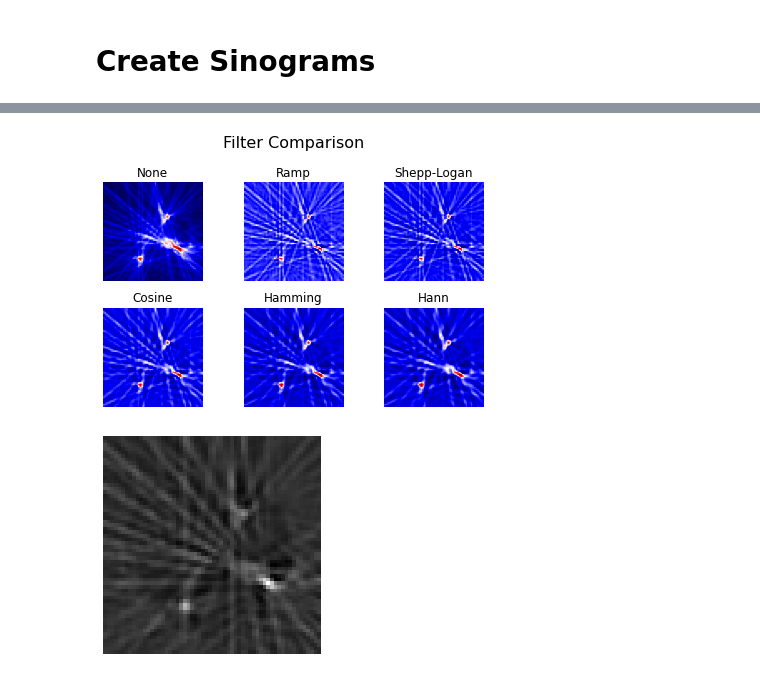
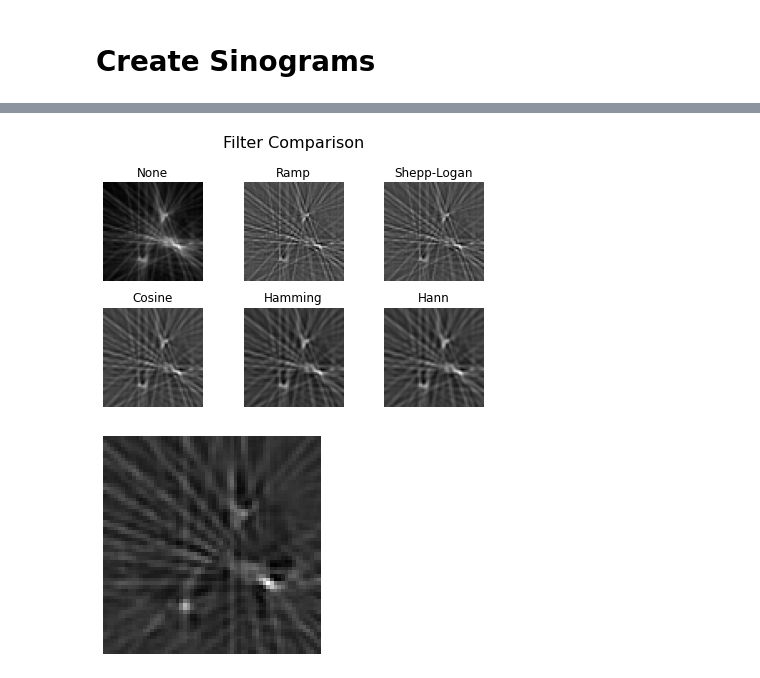
Before and after one commit to mattrandall1/SENG4211A-Individual-Project, a Jupyter notebook: Image Processing Code/Scan To Sinogram.ipynb, the cells around one changed output, grey strips where cells are left out. Saved outputs shown, nothing was run; the diff lists cells and outputs as text; code cells hidden in the pictures.

```diff
--- a/Image Processing Code/Scan To Sinogram.ipynb
+++ b/Image Processing Code/Scan To Sinogram.ipynb
@@ -14,18 +14,18 @@ scanName = scanData[0]
 
 xRange = float(scanData[1].split('@')[0].replace('X',''))
 xStepSize = float(scanData[1].split('@')[1])
-xSteps = xRange / xStepSize + 1 # Set to +1 or +0 depending on if an extra step was set in the scan
+xSteps = xRange / xStepSize + 0 # Set to +1 or +0 depending on if an extra step was set in the scan
 
 yRange = float(scanData[2].split('@')[0].replace('Y',''))
 yStepSize = float(scanData[2].split('@')[1])
-ySteps = yRange / yStepSize + 1 # Set to +1 or +0 depending on if an extra step was set in the scan
+ySteps = yRange / yStepSize + 0 # Set to +1 or +0 depending on if an extra step was set in the scan
 
 thetaRange = float(scanData[3].split('@')[0].replace('T',''))
 thetaStepSize = float(scanData[3].split('@')[1])
-thetaSteps = thetaRange / thetaStepSize + 1 # Set to +1 or +0 depending on if an extra step was set in the scan
+thetaSteps = thetaRange / thetaStepSize + 0 # Set to +1 or +0 depending on if an extra step was set in the scan
 thetaArray = np.linspace(0,int(thetaRange),int(thetaSteps))
 
-print('Scan = ' + scanName)
+print('Scan = ' + SCAN)
 print('X = ' + str(xRange) + ' @ ' + str(xStepSize) + ' = ' + str(xSteps) + ' steps')
 print('Y = ' + str(yRange) + ' @ ' + str(yStepSize) + ' = ' + str(ySteps) + ' steps')
 print('Theta = ' + str(thetaRange) + ' @ ' + str(thetaStepSize) + ' = ' + str(thetaSteps) + ' steps')
@@ -34,5 +34,5 @@ print('Theta = ' + str(thetaRange) + ' @ ' + str(thetaStepSize) + ' = ' + str(th
 sinogram_array = np.empty([int(xSteps),int(ySteps),int(thetaSteps)],dtype=np.uint8)
 
 # summarize shape
-print(sinogram_array.shape)
+# print(sinogram_array.shape)
 # %% [output]
@@ -153,45 +151,45 @@ ax = axes.ravel()
 # NONE
 ax[0].set_title("None")
 reconstruction = iradon(sinogram_array[5], theta=thetaArray,circle=False,interpolation='cubic',filter_name=None,output_size=60)
-ax[0].imshow(reconstruction,cmap='seismic')
+ax[0].imshow(reconstruction,cmap='gray')
 ax[0].axis('off')
 
 # Ramp
 ax[1].set_title("Ramp")
 reconstruction = iradon(sinogram_array[5], theta=thetaArray,circle=False,interpolation='cubic',filter_name='ramp',output_size=60)
-ax[1].imshow(reconstruction,cmap='seismic')
+ax[1].imshow(reconstruction,cmap='gray')
 ax[1].axis('off')
 
 # Shepp-logan
 ax[2].set_title("Shepp-Logan")
 reconstruction = iradon(sinogram_array[5], theta=thetaArray,circle=False,interpolation='cubic',filter_name='shepp-logan',output_size=60)
-ax[2].imshow(reconstruction,cmap='seismic')
+ax[2].imshow(reconstruction,cmap='gray')
 ax[2].axis('off')
 
 # Cosin
 ax[3].set_title("Cosine")
 reconstruction = iradon(sinogram_array[5], theta=thetaArray,circle=False,interpolation='cubic',filter_name='cosine',output_size=60)
-ax[3].imshow(reconstruction,cmap='seismic')
+ax[3].imshow(reconstruction,cmap='gray')
 ax[3].axis('off')
 
 # Hamming
 ax[4].set_title("Hamming")
 reconstruction = iradon(sinogram_array[5], theta=thetaArray,circle=False,interpolation='cubic',filter_name='hamming',output_size=60)
-ax[4].imshow(reconstruction,cmap='seismic')
+ax[4].imshow(reconstruction,cmap='gray')
 ax[4].axis('off')
 
 # Hann
 ax[5].set_title("Hann")
 reconstruction = iradon(sinogram_array[5], theta=thetaArray,circle=False,interpolation='cubic',filter_name='hann',output_size=60)
-ax[5].imshow(reconstruction,cmap='seismic')
+ax[5].imshow(reconstruction,cmap='gray')
 ax[5].axis('off')
 
 fig.tight_layout()
 
 plt.savefig(PATH+'\Filter Comparison Using Red Jelly.png')
 plt.show()
 # %% [output]
-[figure, old version]
+[figure, new version]
 # %%
 # Create save directory
 if not os.path.isdir(PATH+SCAN+'\Reconstructions\\'):
```
Also changed, not shown: parts of 3 cells of this notebook, 2 other files.
